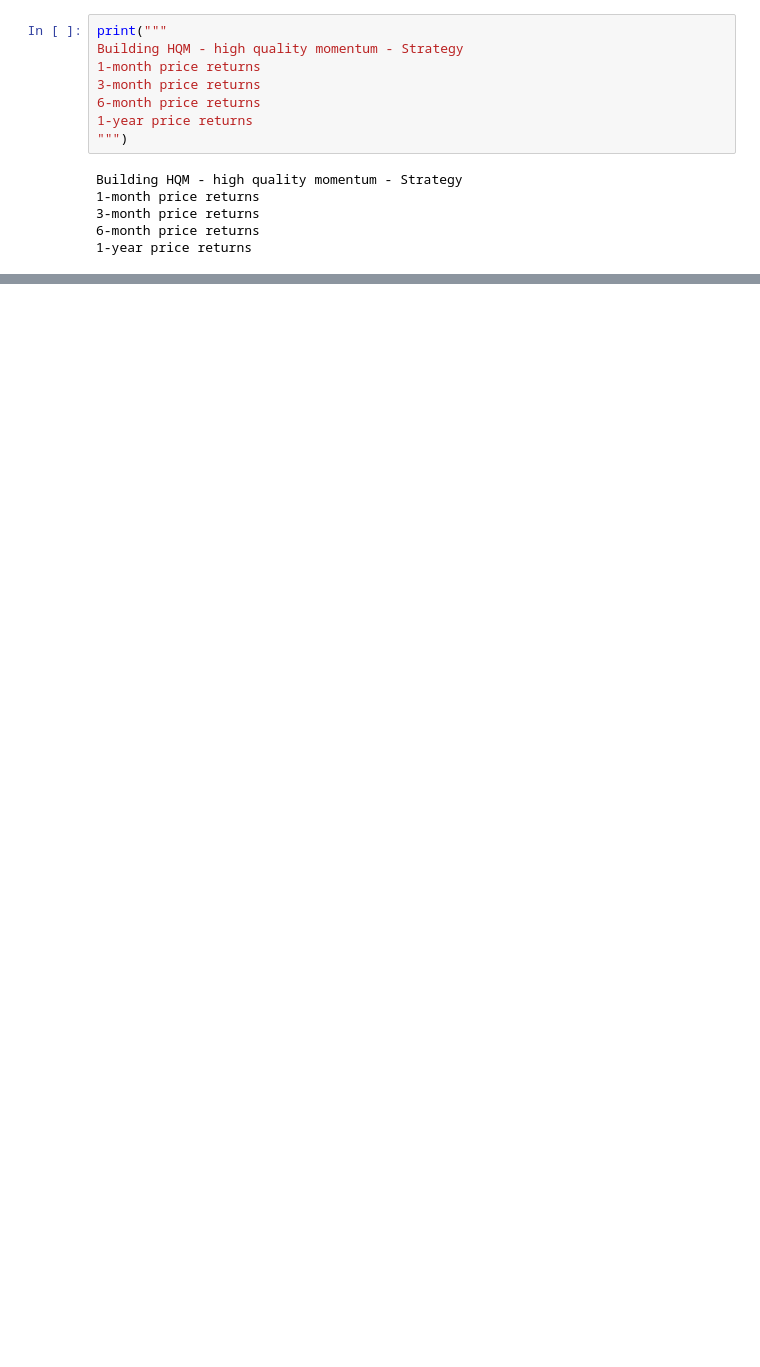
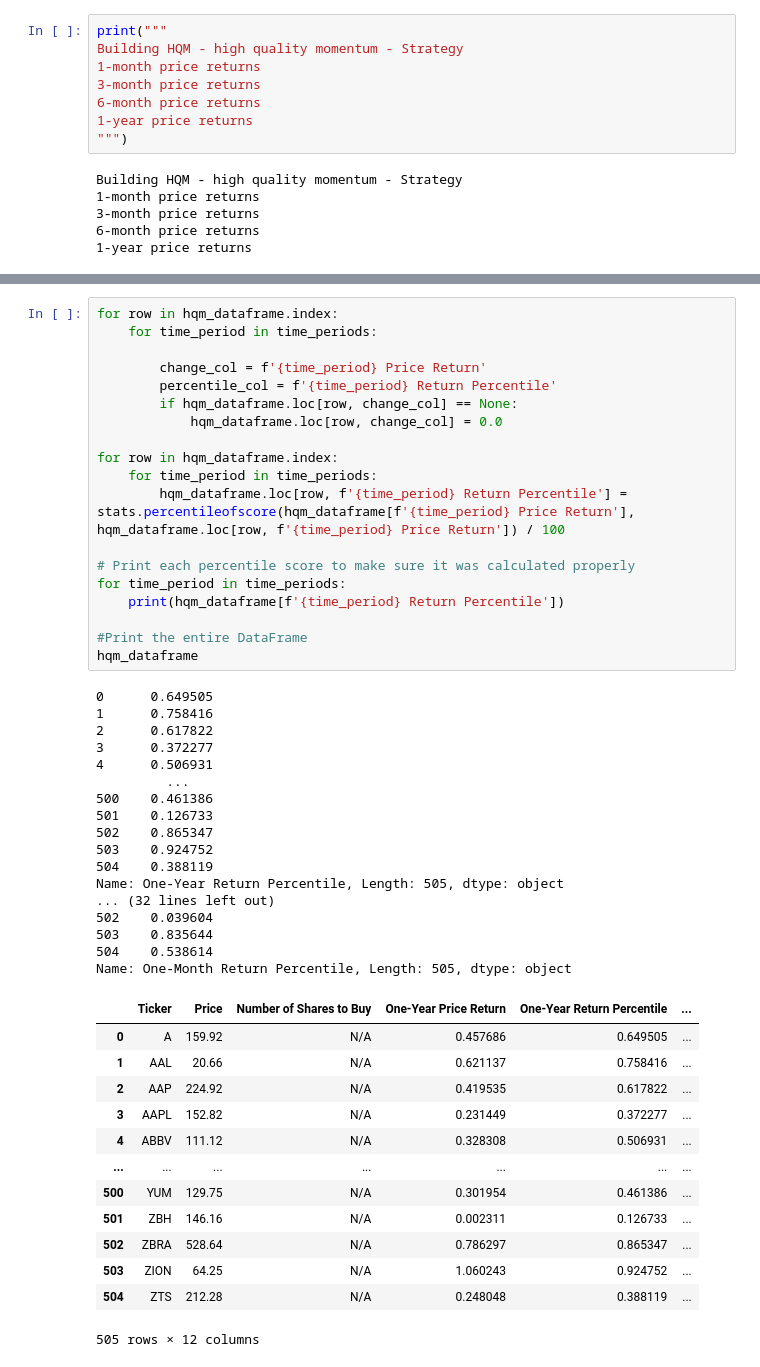
Before and after one commit to papri-entropy/strategy_quant_momentum, a Jupyter notebook: strategy_quant_momentum.ipynb, the cells around one changed output, grey strips where cells are left out. Saved outputs shown, nothing was run; the diff lists cells and outputs as text; blank space fills up the shorter version.

```diff
--- a/strategy_quant_momentum.ipynb
+++ b/strategy_quant_momentum.ipynb
@@ -183,0 +249,50 @@ Building HQM - high quality momentum - Strategy
+# %%
+for row in hqm_dataframe.index:
+    for time_period in time_periods:
+
+        change_col = f'{time_period} Price Return'
+        percentile_col = f'{time_period} Return Percentile'
+        if hqm_dataframe.loc[row, change_col] == None:
+            hqm_dataframe.loc[row, change_col] = 0.0
+
+for row in hqm_dataframe.index:
+    for time_period in time_periods:
+        hqm_dataframe.loc[row, f'{time_period} Return Percentile'] = stats.percentileofscore(hqm_dataframe[f'{time_period} Price Return'], hqm_dataframe.loc[row, f'{time_period} Price Return']) / 100
+
+# Print each percentile score to make sure it was calculated properly
+for time_period in time_periods:
+    print(hqm_dataframe[f'{time_period} Return Percentile'])
+
+#Print the entire DataFrame
+hqm_dataframe
+# %% [output]
+0      0.649505
+1      0.758416
+2      0.617822
+3      0.372277
+4      0.506931
+         ...
+500    0.461386
+501    0.126733
+502    0.865347
+503    0.924752
+504    0.388119
+Name: One-Year Return Percentile, Length: 505, dtype: object
+... (32 lines left out)
+502    0.039604
+503    0.835644
+504    0.538614
+Name: One-Month Return Percentile, Length: 505, dtype: object
+|  | Ticker | Price | Number of Shares to Buy | One-Year Price Return | One-Year Return Percentile | ... |
+| 0 | A | 159.92 | N/A | 0.457686 | 0.649505 | ... |
+| 1 | AAL | 20.66 | N/A | 0.621137 | 0.758416 | ... |
+| 2 | AAP | 224.92 | N/A | 0.419535 | 0.617822 | ... |
+| 3 | AAPL | 152.82 | N/A | 0.231449 | 0.372277 | ... |
+| 4 | ABBV | 111.12 | N/A | 0.328308 | 0.506931 | ... |
+| ... | ... | ... | ... | ... | ... | ... |
+| 500 | YUM | 129.75 | N/A | 0.301954 | 0.461386 | ... |
+| 501 | ZBH | 146.16 | N/A | 0.002311 | 0.126733 | ... |
+| 502 | ZBRA | 528.64 | N/A | 0.786297 | 0.865347 | ... |
+| 503 | ZION | 64.25 | N/A | 1.060243 | 0.924752 | ... |
+| 504 | ZTS | 212.28 | N/A | 0.248048 | 0.388119 | ... |
+505 rows × 12 columns
```
Also changed, not shown: parts of 20 cells of this notebook, 2 other files.
